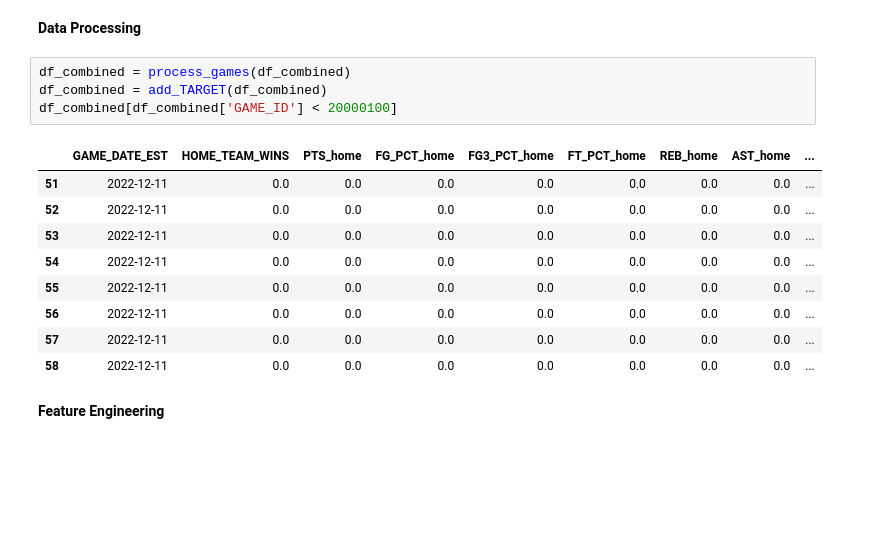
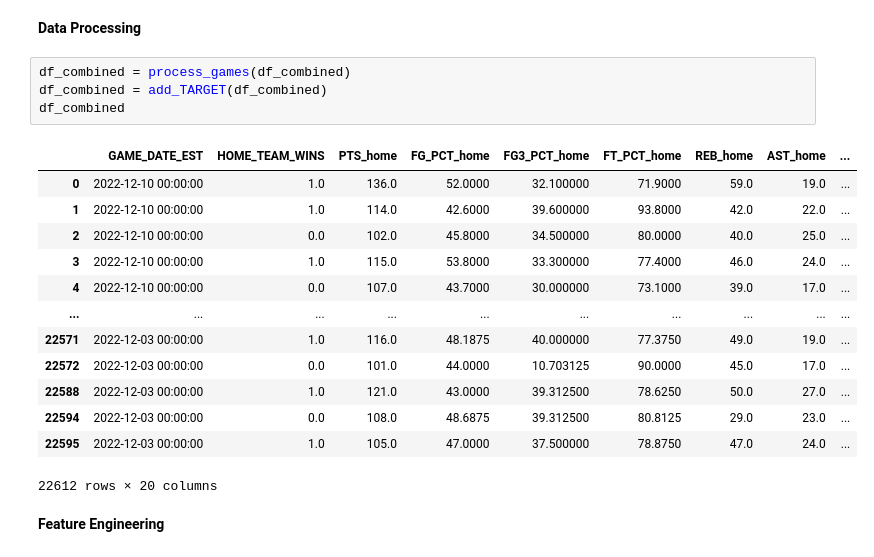
Before and after one commit to cmunch1/nba-prediction, a Jupyter notebook: 09_production_features_pipeline.ipynb, the cells around one changed output. Drawn from its saved outputs; the diff is of its cells as text; blank space fills up the shorter version.

```diff
--- a/09_production_features_pipeline.ipynb
+++ b/09_production_features_pipeline.ipynb
@@ -294,17 +314,21 @@ df_combined
 # %%
 df_combined = process_games(df_combined)
 df_combined = add_TARGET(df_combined)
-df_combined[df_combined['GAME_ID'] < 20000100]
+df_combined
 # %% [output]
 |  | GAME_DATE_EST | HOME_TEAM_WINS | PTS_home | FG_PCT_home | FG3_PCT_home | FT_PCT_home | REB_home | AST_home | ... |
-| 51 | 2022-12-11 | 0.0 | 0.0 | 0.0 | 0.0 | 0.0 | 0.0 | 0.0 | ... |
-| 52 | 2022-12-11 | 0.0 | 0.0 | 0.0 | 0.0 | 0.0 | 0.0 | 0.0 | ... |
-| 53 | 2022-12-11 | 0.0 | 0.0 | 0.0 | 0.0 | 0.0 | 0.0 | 0.0 | ... |
-| 54 | 2022-12-11 | 0.0 | 0.0 | 0.0 | 0.0 | 0.0 | 0.0 | 0.0 | ... |
-| 55 | 2022-12-11 | 0.0 | 0.0 | 0.0 | 0.0 | 0.0 | 0.0 | 0.0 | ... |
-| 56 | 2022-12-11 | 0.0 | 0.0 | 0.0 | 0.0 | 0.0 | 0.0 | 0.0 | ... |
-| 57 | 2022-12-11 | 0.0 | 0.0 | 0.0 | 0.0 | 0.0 | 0.0 | 0.0 | ... |
-| 58 | 2022-12-11 | 0.0 | 0.0 | 0.0 | 0.0 | 0.0 | 0.0 | 0.0 | ... |
+| 0 | 2022-12-10 00:00:00 | 1.0 | 136.0 | 52.0000 | 32.100000 | 71.9000 | 59.0 | 19.0 | ... |
+| 1 | 2022-12-10 00:00:00 | 1.0 | 114.0 | 42.6000 | 39.600000 | 93.8000 | 42.0 | 22.0 | ... |
+| 2 | 2022-12-10 00:00:00 | 0.0 | 102.0 | 45.8000 | 34.500000 | 80.0000 | 40.0 | 25.0 | ... |
+| 3 | 2022-12-10 00:00:00 | 1.0 | 115.0 | 53.8000 | 33.300000 | 77.4000 | 46.0 | 24.0 | ... |
+| 4 | 2022-12-10 00:00:00 | 0.0 | 107.0 | 43.7000 | 30.000000 | 73.1000 | 39.0 | 17.0 | ... |
+| ... | ... | ... | ... | ... | ... | ... | ... | ... | ... |
+| 22571 | 2022-12-03 00:00:00 | 1.0 | 116.0 | 48.1875 | 40.000000 | 77.3750 | 49.0 | 19.0 | ... |
+| 22572 | 2022-12-03 00:00:00 | 0.0 | 101.0 | 44.0000 | 10.703125 | 90.0000 | 45.0 | 17.0 | ... |
+| 22588 | 2022-12-03 00:00:00 | 1.0 | 121.0 | 43.0000 | 39.312500 | 78.6250 | 50.0 | 27.0 | ... |
+| 22594 | 2022-12-03 00:00:00 | 0.0 | 108.0 | 48.6875 | 39.312500 | 80.8125 | 29.0 | 23.0 | ... |
+| 22595 | 2022-12-03 00:00:00 | 1.0 | 105.0 | 47.0000 | 37.500000 | 78.8750 | 47.0 | 24.0 | ... |
+22612 rows × 20 columns
 # %% [markdown]
 **Feature Engineering**
 # %%
```
Also changed, not shown: parts of 10 cells of this notebook.
